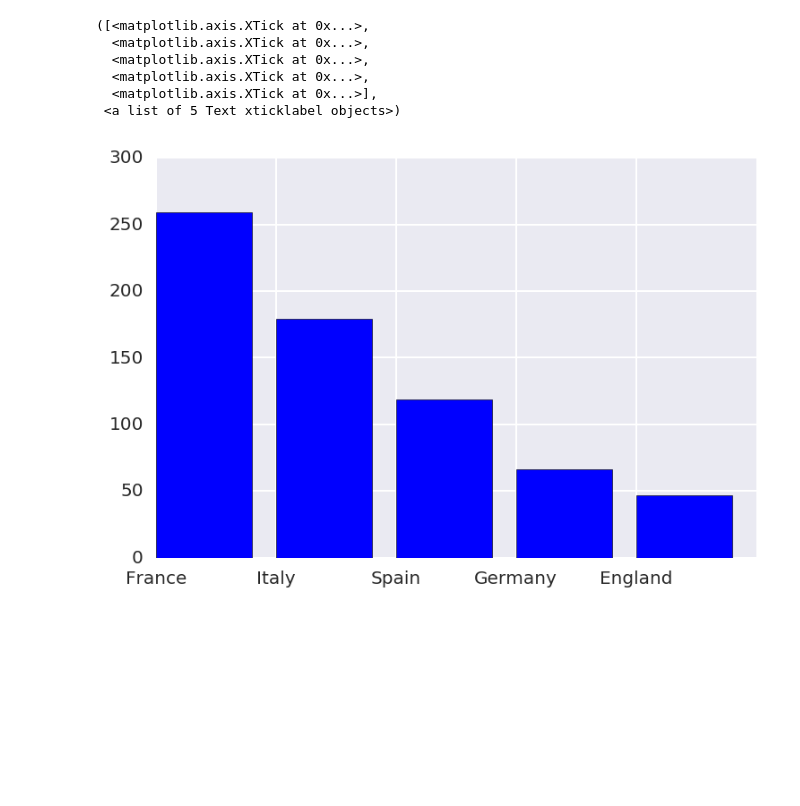
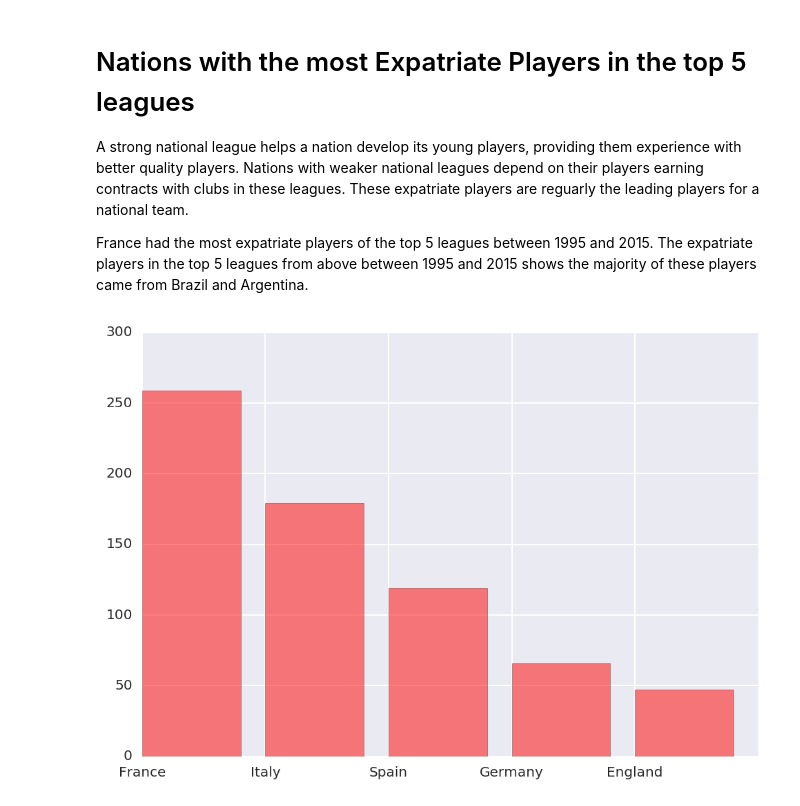
Before and after one commit to pierrelb/dataIncProj, a Jupyter notebook: soccerData.ipynb, the cells around one changed output. Saved outputs shown, nothing was run; the diff lists cells and outputs as text; code cells hidden in the pictures; blank space fills up the shorter version.

```diff
--- a/soccerData.ipynb
+++ b/soccerData.ipynb
@@ -47,3 +102,8 @@ df_clb_ctry = df_clb_ctry.T
+# %% [markdown]
+# Nations with the most Expatriate Players in the top 5 leagues
+A strong national league helps a nation develop its young players, providing them experience with better quality players. Nations with weaker national leagues depend on their players earning contracts with clubs in these leagues. These expatriate players are reguarly the leading players for a national team.
+
+France had the most expatriate players of the top 5 leagues between 1995 and 2015. The expatriate players in the top 5 leagues from above between 1995 and 2015 shows the majority of these players came from Brazil and Argentina.
 # %%
 df_league_data = pd.read_csv("top_five_leagues.csv")
 df_expats = df_league_data[df_league_data.nation!=df_league_data.nationality]
@@ -53,13 +113,7 @@ for season in df_expats.season.unique():
     nation_expats = df_expats.groupby('season').nation.value_counts()[season]
 # %%
 # bar plot nationality_expats
-bar_plt = plt.bar(np.arange(5), nation_expats.values, color="blue")
-plt.xticks(np.arange(5), tuple(nation_expats.index))
+bar_plt = plt.bar(np.arange(5), nation_expats.values, color="red", alpha=0.5)
+plt.xticks(np.arange(5), tuple(nation_expats.index));
 # %% [output]
-([<matplotlib.axis.XTick at 0x...>,
-  <matplotlib.axis.XTick at 0x...>,
-  <matplotlib.axis.XTick at 0x...>,
-  <matplotlib.axis.XTick at 0x...>,
-  <matplotlib.axis.XTick at 0x...>],
- <a list of 5 Text xticklabel objects>)
-[figure, old version]
+[figure, new version]
```
Also changed, not shown: parts of 30 cells of this notebook.
